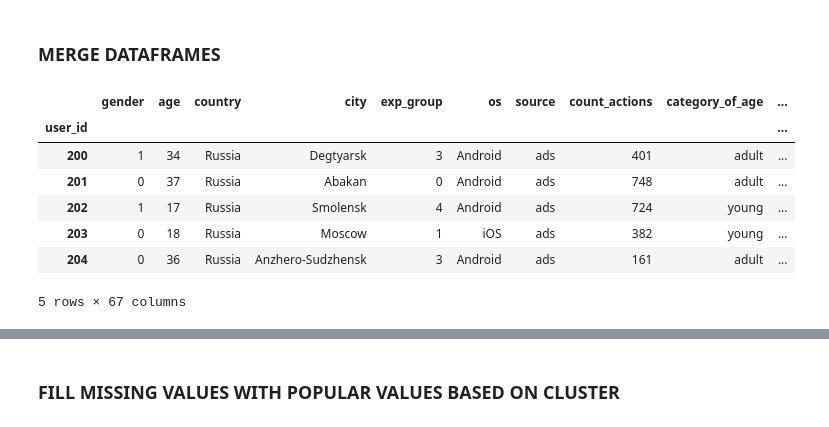
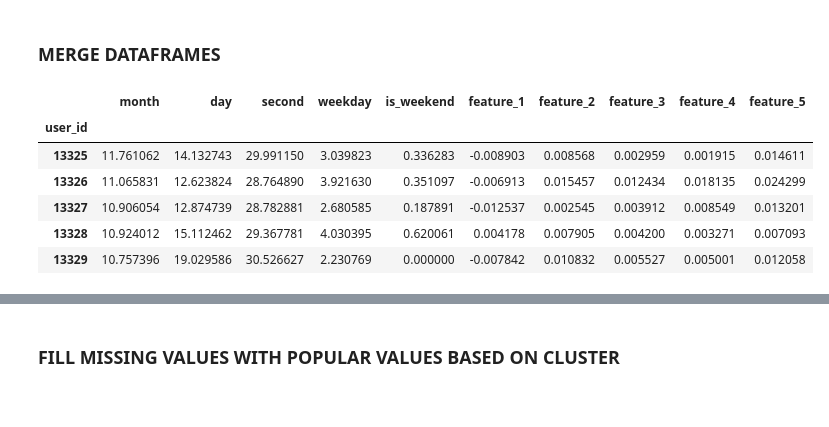
Before and after one commit to nikitaefremove/Rec_Sys_App, a Jupyter notebook: notebooks/model_evaluation.ipynb, the cells around one changed output, grey strips where cells are left out. Saved outputs shown, nothing was run; the diff lists cells and outputs as text; code cells hidden in the pictures.

```diff
--- a/notebooks/model_evaluation.ipynb
+++ b/notebooks/model_evaluation.ipynb
@@ -120,6 +103,16 @@ user_df.user_id.value_counts().shape
 df = pd.merge(feed_df, post_df, on='post_id', how='left')
 # %%
 # Create Dataframe with mean of all features for each actions of users
-df_to_merge = df.groupby('user_id').mean().drop(['post_id', 'target'], axis=1)
+df_to_merge = df.groupby('user_id').mean().drop(['target', 'post_id'], axis=1)
+# %%
+df_to_merge.head()
+# %% [output]
+|  | month | day | second | weekday | is_weekend | feature_1 | feature_2 | feature_3 | feature_4 | feature_5 |
+| user_id |  |  |  |  |  |  |  |  |  |  |
+| 13325 | 11.761062 | 14.132743 | 29.991150 | 3.039823 | 0.336283 | -0.008903 | 0.008568 | 0.002959 | 0.001915 | 0.014611 |
+| 13326 | 11.065831 | 12.623824 | 28.764890 | 3.921630 | 0.351097 | -0.006913 | 0.015457 | 0.012434 | 0.018135 | 0.024299 |
+| 13327 | 10.906054 | 12.874739 | 28.782881 | 2.680585 | 0.187891 | -0.012537 | 0.002545 | 0.003912 | 0.008549 | 0.013201 |
+| 13328 | 10.924012 | 15.112462 | 29.367781 | 4.030395 | 0.620061 | 0.004178 | 0.007905 | 0.004200 | 0.003271 | 0.007093 |
+| 13329 | 10.757396 | 19.029586 | 30.526627 | 2.230769 | 0.000000 | -0.007842 | 0.010832 | 0.005527 | 0.005001 | 0.012058 |
 # %%
 # for categorical features in this dataframe we'll fill with the most popular values
@@ -134,16 +129,5 @@ additional_cat_features = df.groupby('user_id').agg({
 df_to_merge = df_to_merge.merge(additional_cat_features, on='user_id', how='left')
 # %%
 features_df = user_df.merge(df_to_merge, on='user_id', how='left')
-# %%
-features_df.head()
-# %% [output]
-|  | gender | age | country | city | exp_group | os | source | count_actions | category_of_age | ... |
-| user_id |  |  |  |  |  |  |  |  |  | ... |
-| 200 | 1 | 34 | Russia | Degtyarsk | 3 | Android | ads | 401 | adult | ... |
-| 201 | 0 | 37 | Russia | Abakan | 0 | Android | ads | 748 | adult | ... |
-| 202 | 1 | 17 | Russia | Smolensk | 4 | Android | ads | 724 | young | ... |
-| 203 | 0 | 18 | Russia | Moscow | 1 | iOS | ads | 382 | young | ... |
-| 204 | 0 | 36 | Russia | Anzhero-Sudzhensk | 3 | Android | ads | 161 | adult | ... |
-5 rows × 67 columns
 # %%
 train_df = pd.merge(df, user_df, on='user_id', how='left')
```
Also changed, not shown: parts of 43 cells of this notebook, 5 other files.
